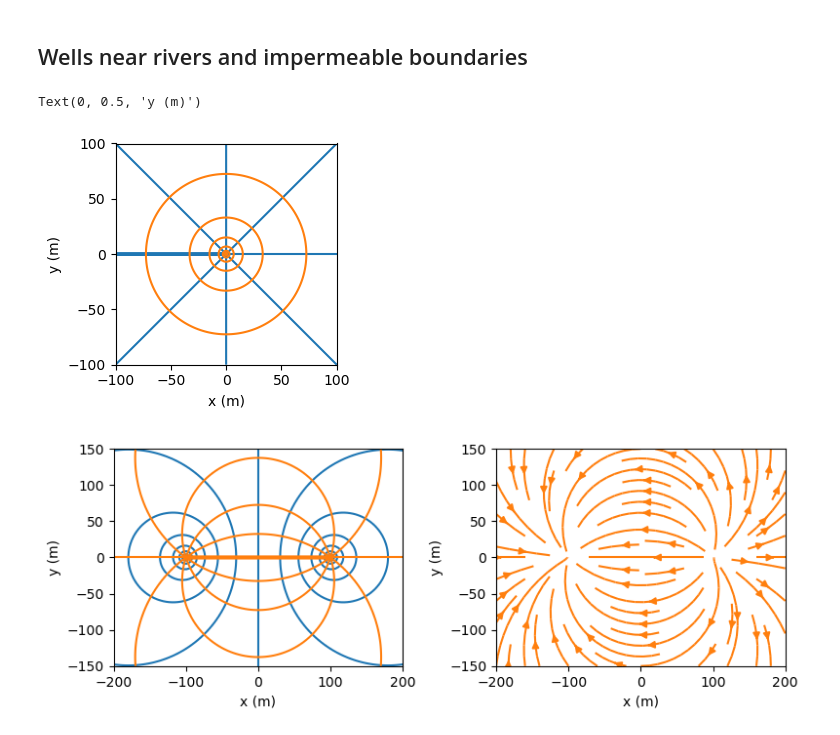
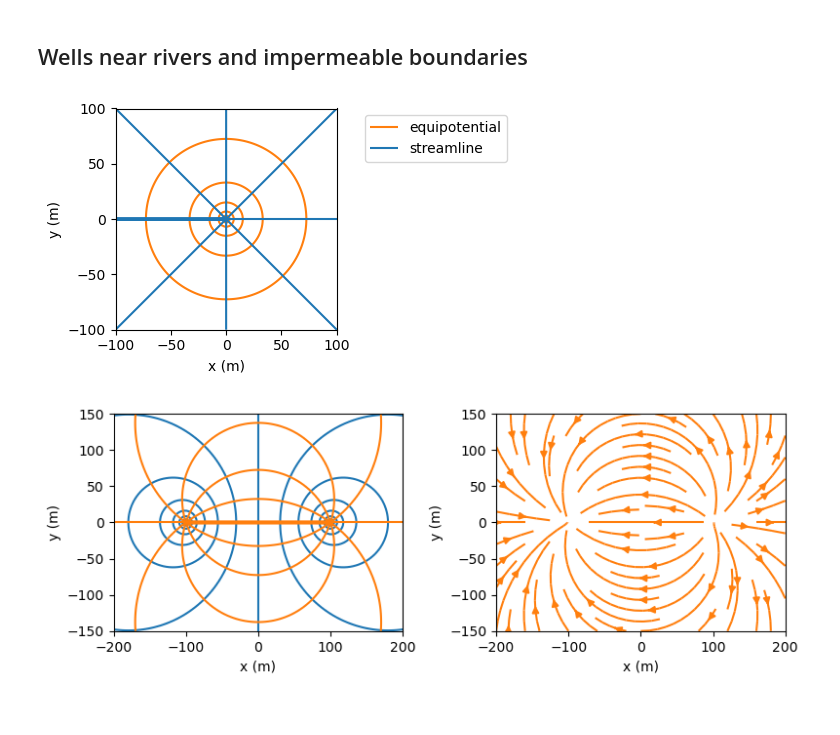
Before and after one commit to pythongroundwaterbook/analytic_gw_book, a Jupyter notebook: chapter6/chapter6_bakker_post.ipynb, the cells around one changed output. Cells and saved outputs as stored; diff of their text form; code cells hidden in the pictures.

Commit message:
fixed legend on well plot
New way to add legend for a contour plot is complicated (and it wasn't easy to begin with)

```diff
--- a/chapter6/chapter6_bakker_post.ipynb
+++ b/chapter6/chapter6_bakker_post.ipynb
@@ -69,16 +69,15 @@ psi = Q / (2 * np.pi) * np.arctan2(yg - yw, xg - xw)
 # %%
 # basic flow net (right graph)
 plt.subplot(111, aspect=1)
-cs1 = plt.contour(xg, yg, psi, np.arange(-Q / 2, Q / 2, Q / 8), colors='C0')
-cs2 = plt.contour(xg, yg, phi, np.arange(phi.min(), phi.max(), Q / 8), colors='C1')
-#cs1.collections[0].set_label('equipotential')
-#cs2.collections[0].set_label('streamline')
+cs1 = plt.contour(xg, yg, phi, np.arange(phi.min(), phi.max(), Q / 8), colors='C1')
+cs2 = plt.contour(xg, yg, psi, np.arange(-Q / 2, Q / 2, Q / 8), colors='C0')
 plt.xlabel('x (m)')
 plt.ylabel('y (m)')
-#plt.legend();
+artists1, labels = cs1.legend_elements()
+artists2, labels = cs2.legend_elements()
+plt.legend([artists1[0], artists2[0]], ['equipotential', 'streamline'], bbox_to_anchor=(1.8, 1));
 # %% [output]
-Text(0, 0.5, 'y (m)')
-[figure, old version]
+[figure, new version]
 # %%
 # parameters
 T = 100 # transmissivity, m^2/d
```
